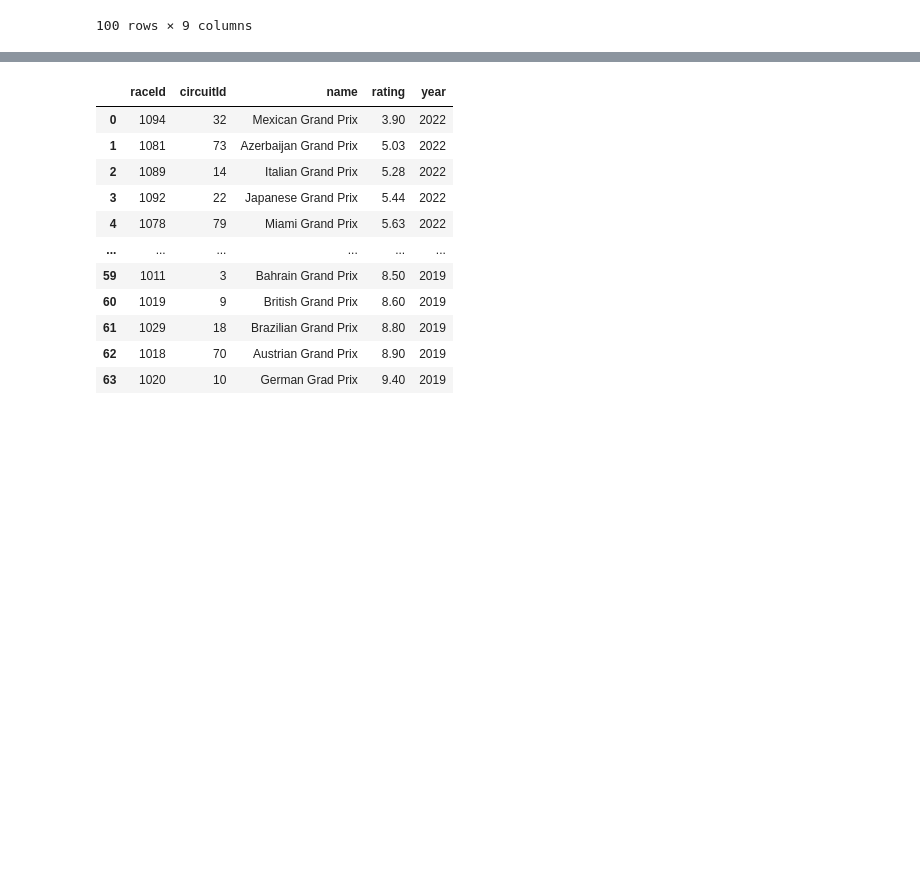
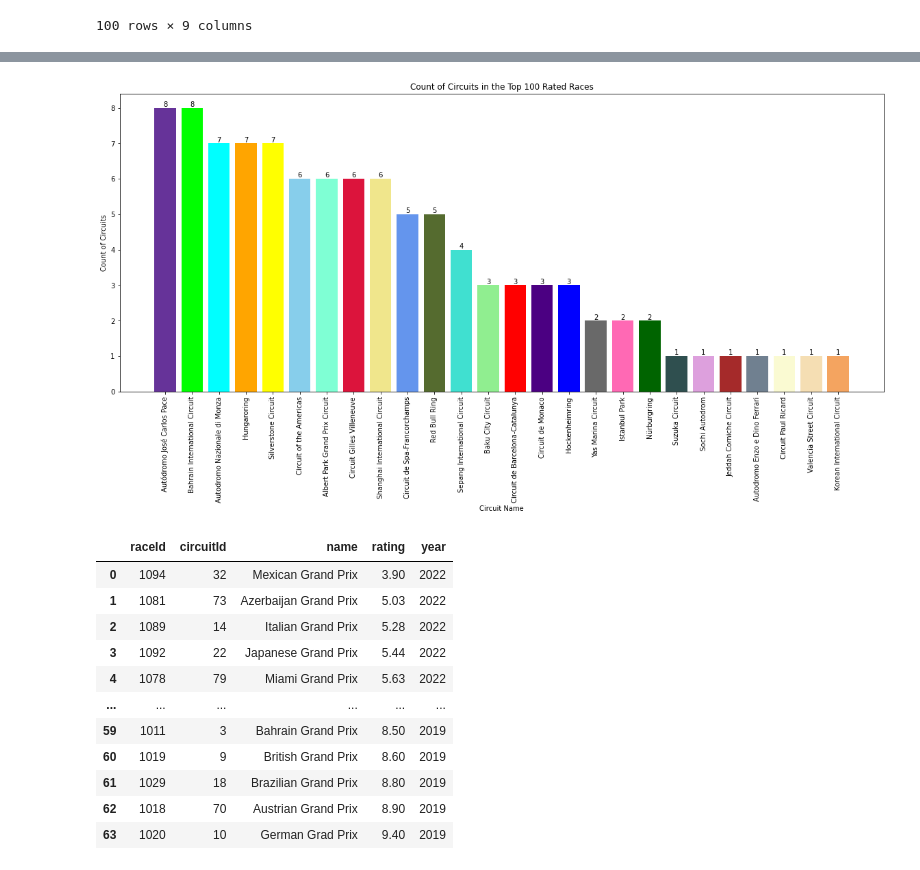
Before and after one commit to jasonhsu8/Formula-1-Project, a Jupyter notebook: JJ Notebooks/DataVisualisation.ipynb, the cells around one changed output, grey strips where cells are left out. Drawn from its saved outputs; the diff is of its cells as text; code cells hidden in the pictures; blank space fills up the shorter version.

```diff
--- a/JJ Notebooks/DataVisualisation.ipynb
+++ b/JJ Notebooks/DataVisualisation.ipynb
@@ -226,0 +243,11 @@ top_100_circuits
+# %%
+top_100_circuits = top_100_circuits.rename(
+    columns={
+        'name': 'Circuit Name',
+        'rating': 'Race Rating',
+        'year': 'Year',
+        'location': 'Location',
+        'country': 'Country'
+            })
+top_100_circuits.sort_values(by="Race Rating", ascending=False, inplace=True)
+top_100_circuits
@@ -227,3 +333,22 @@ top_100_circuits
+# %%
+# Plot Bar Graph Count of Circuits in the top 100
+top_100_circuits.sort_values(by="Circuit Count", ascending=False, inplace=True)
+top_100_circuits_count = top_100_circuits
+
+plt.figure(figsize=(20,8))
+bars = plt.bar(x=top_100_circuits_count["NameOfCircuit"], height=top_100_circuits_count["Circuit Count"], color=[circuit_colors[CircuitName] for CircuitName in top_100_circuits_count["NameOfCircuit"]])
+plt.title("Count of Circuits in the Top 100 Rated Races")
+plt.xlabel("Circuit Name")
+plt.ylabel("Count of Circuits")
+plt.xticks(rotation=90)
+
+for bar, height in zip(bars, top_100_circuits_count["Circuit Count"]):
+    plt.text(bar.get_x() + bar.get_width() / 2, bar.get_height(), str(round(height, 2)),
+             ha='center', va='bottom', fontsize=10, color='black')
+
+plt.show()
+# %% [output]
+[figure, added]
 # %%
 race_ratings_2022_2021_2019 = read_data("All_Races_Ratings.csv")
 race_ratings_2022_2021_2019
```
Also changed, not shown: parts of 6 cells of this notebook.
